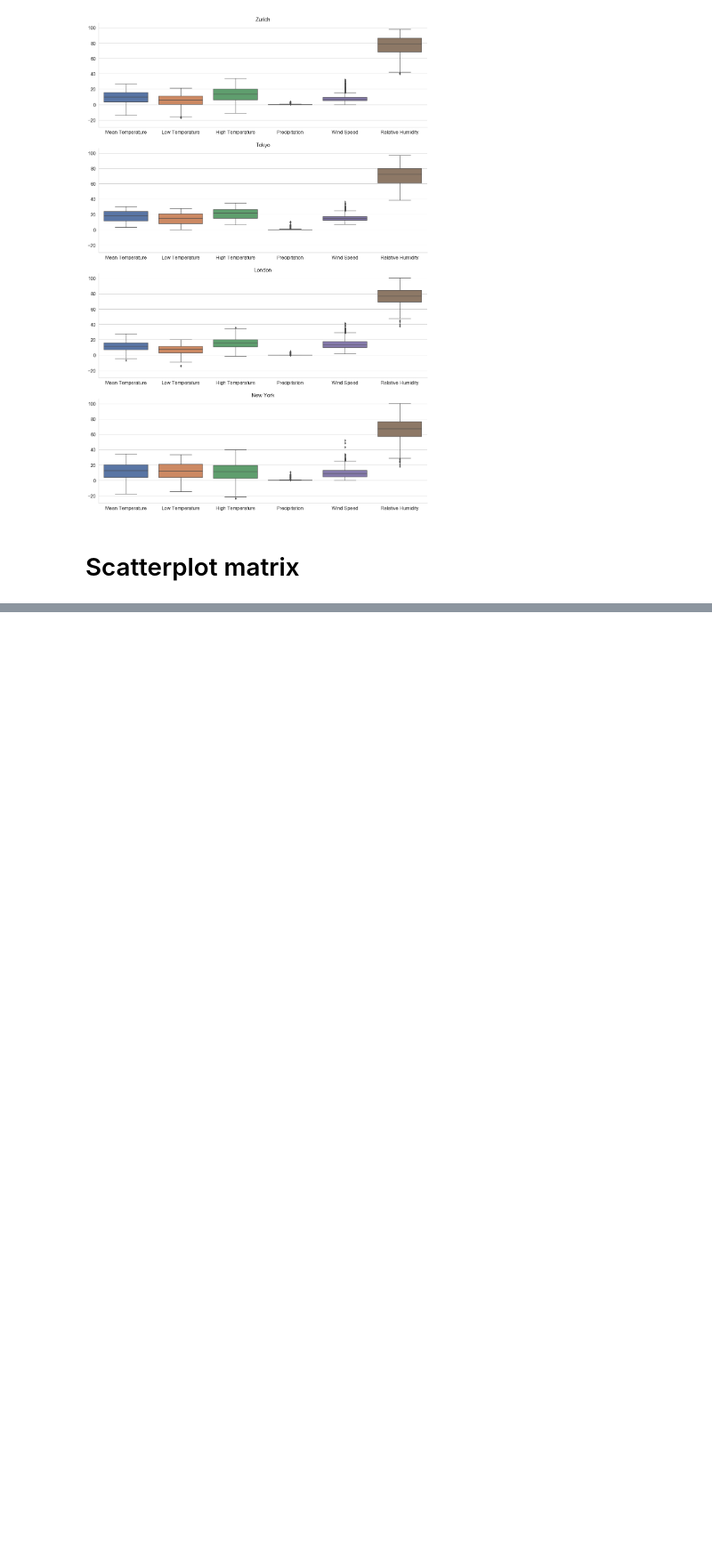
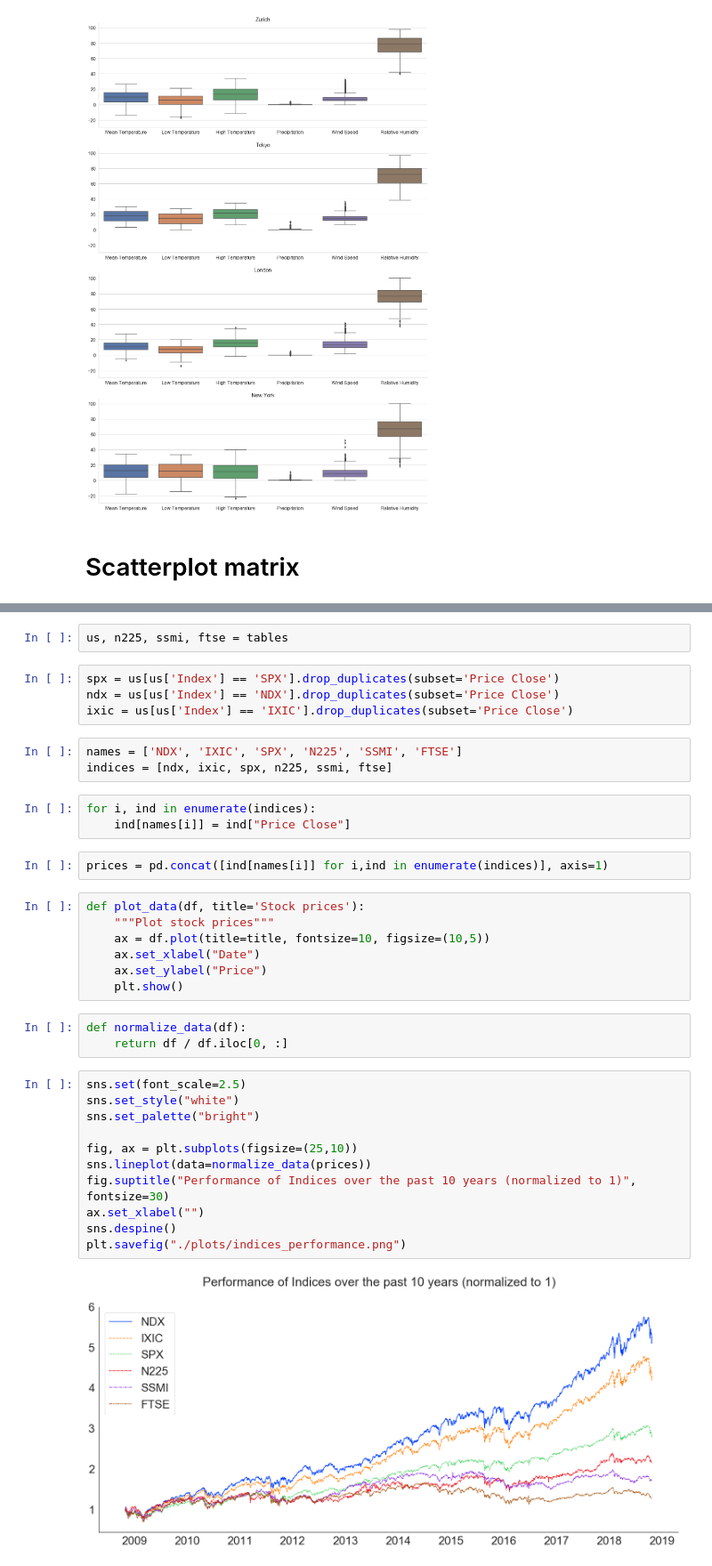
Before and after one commit to Sommer1872/smart_weather_analytics, a Jupyter notebook: visualization.ipynb, the cells around one changed output, grey strips where cells are left out. Shown at 89% size. Drawn from its saved outputs; the diff is of its cells as text; blank space fills up the shorter version.

```diff
--- a/visualization.ipynb
+++ b/visualization.ipynb
@@ -206,0 +209,37 @@ plt.savefig("./plots/scatterplots_tokyo.png")
+# %%
+us, n225, ssmi, ftse = tables
+# %%
+spx = us[us['Index'] == 'SPX'].drop_duplicates(subset='Price Close')
+ndx = us[us['Index'] == 'NDX'].drop_duplicates(subset='Price Close')
+ixic = us[us['Index'] == 'IXIC'].drop_duplicates(subset='Price Close')
+# %%
+names = ['NDX', 'IXIC', 'SPX', 'N225', 'SSMI', 'FTSE']
+indices = [ndx, ixic, spx, n225, ssmi, ftse]
+# %%
+for i, ind in enumerate(indices):
+    ind[names[i]] = ind["Price Close"]
+# %%
+prices = pd.concat([ind[names[i]] for i,ind in enumerate(indices)], axis=1)
+# %%
+def plot_data(df, title='Stock prices'):
+    """Plot stock prices"""
+    ax = df.plot(title=title, fontsize=10, figsize=(10,5))
+    ax.set_xlabel("Date")
+    ax.set_ylabel("Price")
+    plt.show()
+# %%
+def normalize_data(df):
+    return df / df.iloc[0, :]
+# %%
+sns.set(font_scale=2.5)
+sns.set_style("white")
+sns.set_palette("bright")
+
+fig, ax = plt.subplots(figsize=(25,10))
+sns.lineplot(data=normalize_data(prices))
+fig.suptitle("Performance of Indices over the past 10 years (normalized to 1)", fontsize=30)
+ax.set_xlabel("")
+sns.despine()
+plt.savefig("./plots/indices_performance.png")
+# %% [output]
+[figure, added]
```
Also changed, not shown: parts of 3 cells of this notebook.
